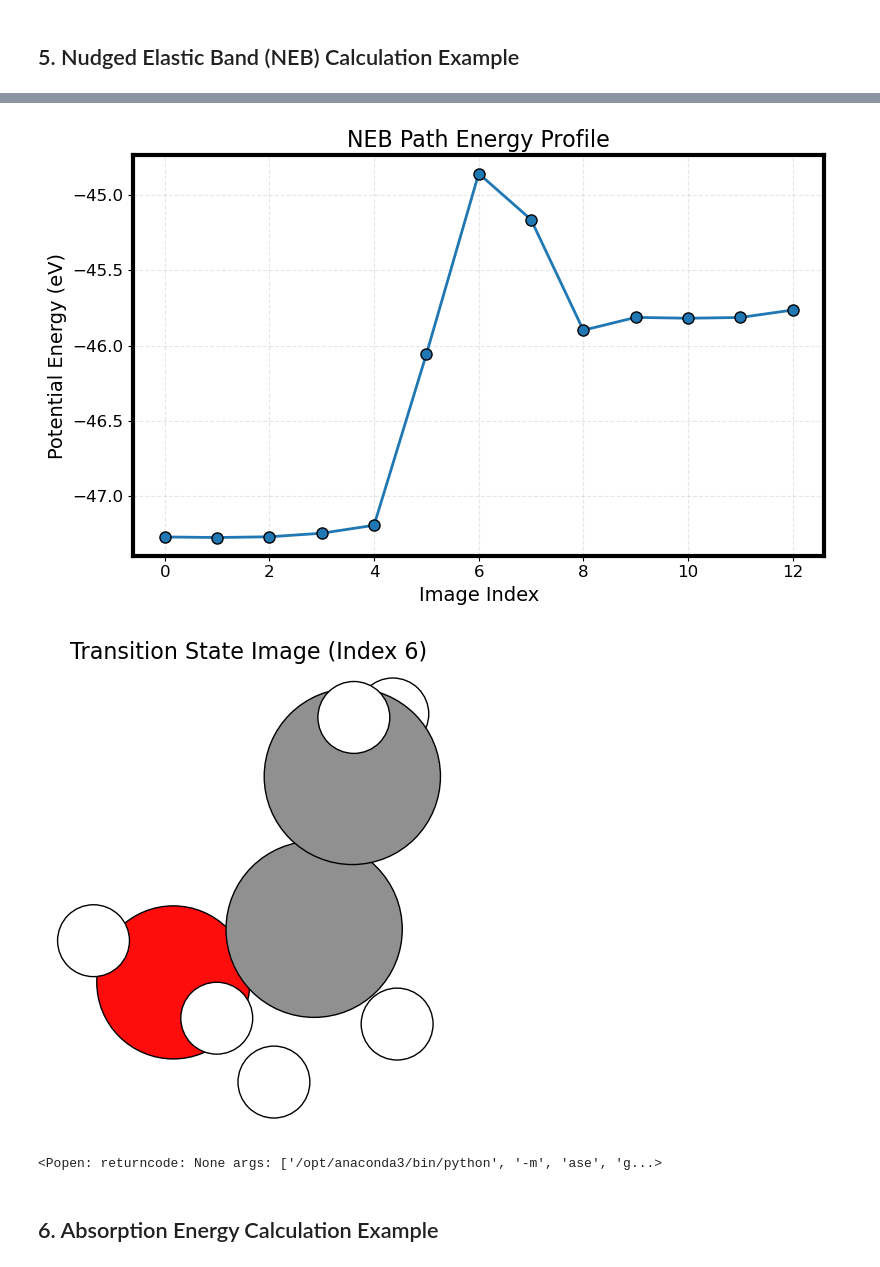
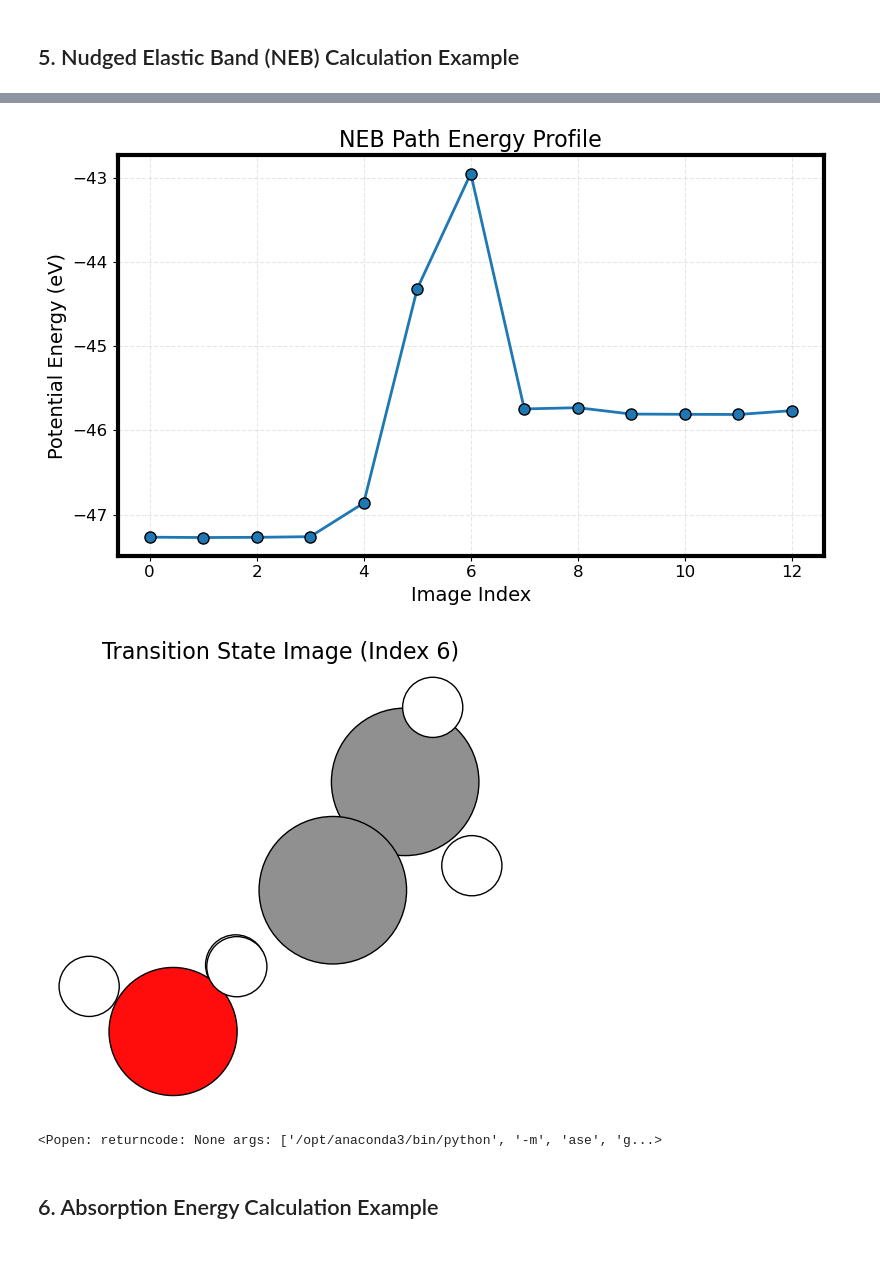
Before and after one commit to vigneshS29/AI2_MD, a Jupyter notebook: MLIP_ASE_Tutorial.ipynb, the cells around one changed output, grey strips where cells are left out. Saved outputs shown, nothing was run; the diff lists cells and outputs as text; code cells hidden in the pictures.

```diff
--- a/MLIP_ASE_Tutorial.ipynb
+++ b/MLIP_ASE_Tutorial.ipynb
@@ -179,22 +182,25 @@ for i in range(n_images):
     images.append(img)
 images.append(final)
 
+# Set up NEB
+neb = NEB(images,climb=True)
+neb.interpolate(method='idpp')
+
+# Save NEB images
+for idx, img in enumerate(images):
+    write(f'neb_image_{idx}.xyz', img)
+
 # Assign calculator to each image
 for img in images:
     img.calc = mace_mp(model="medium", dispersion=True, default_dtype="float64", device='cpu')  # Replace with your MLIP calculator
 
-# Set up NEB
-neb = NEB(images)
-neb.interpolate()
-
-# Optimize with FIRE
-#optimizer = FIRE(neb)
+# Optimize with BFGS
 optimizer = BFGS(neb)
 optimizer.run(fmax=0.5)
 
 # Save NEB images
-for idx, img in enumerate(images):
-    write(f'neb_image_{idx}.xyz', img)
+#for idx, img in enumerate(images):
+#    write(f'neb_image_{idx}.xyz', img)
 
 # Extract energies and plot
 energies = [img.get_potential_energy() for img in images]
@@ -252,5 +258,5 @@ BFGS:   35 16:44:05      -44.858980        0.480531
-[figure, old version]
+[figure, new version]
-[figure, old version]
+[figure, new version]
 <Popen: returncode: None args: ['/opt/anaconda3/bin/python', '-m', 'ase', 'g...>
 # %% [markdown]
 ## 6. Absorption Energy Calculation Example
```
Also changed, not shown: parts of 6 cells of this notebook.
